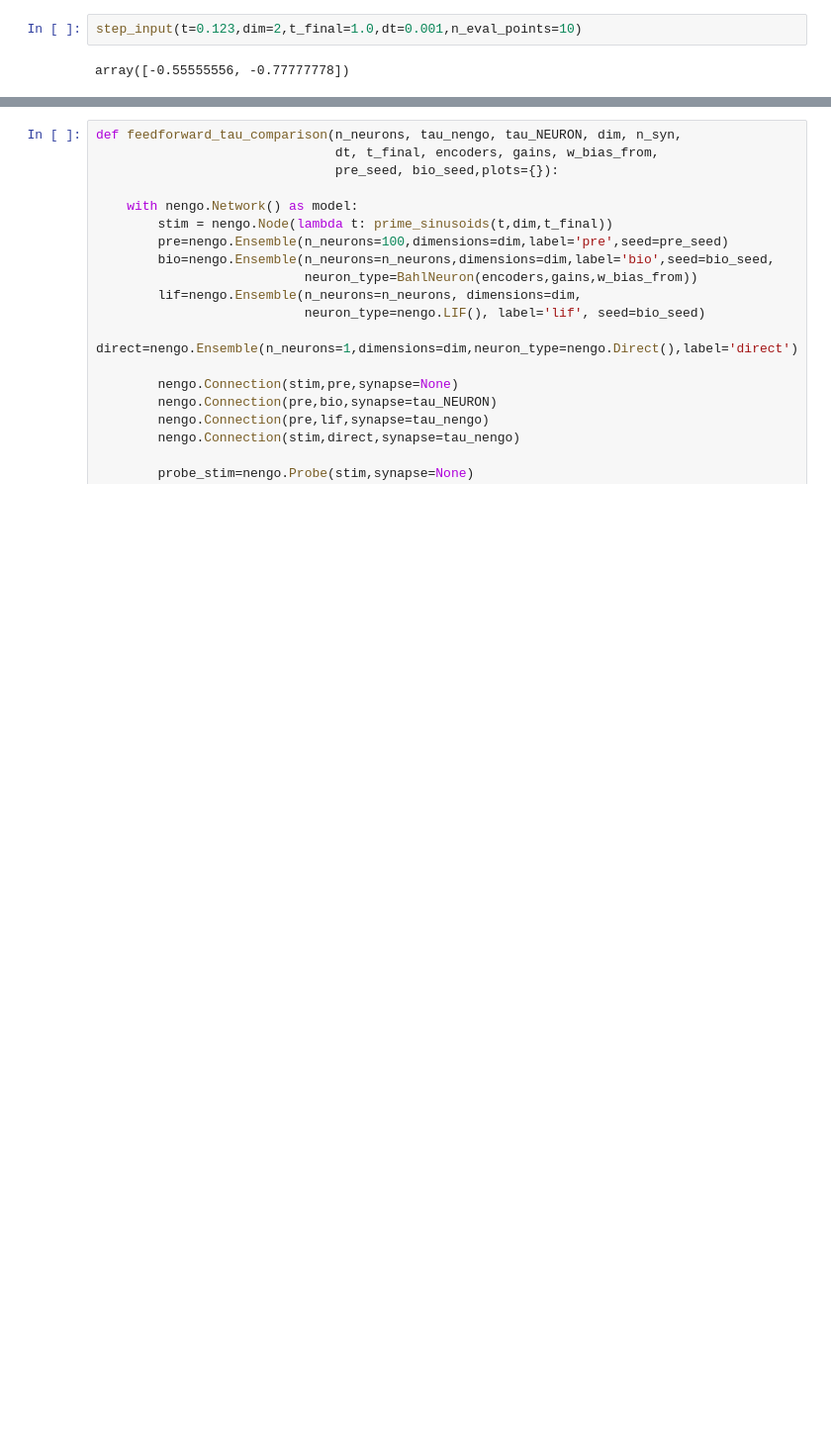
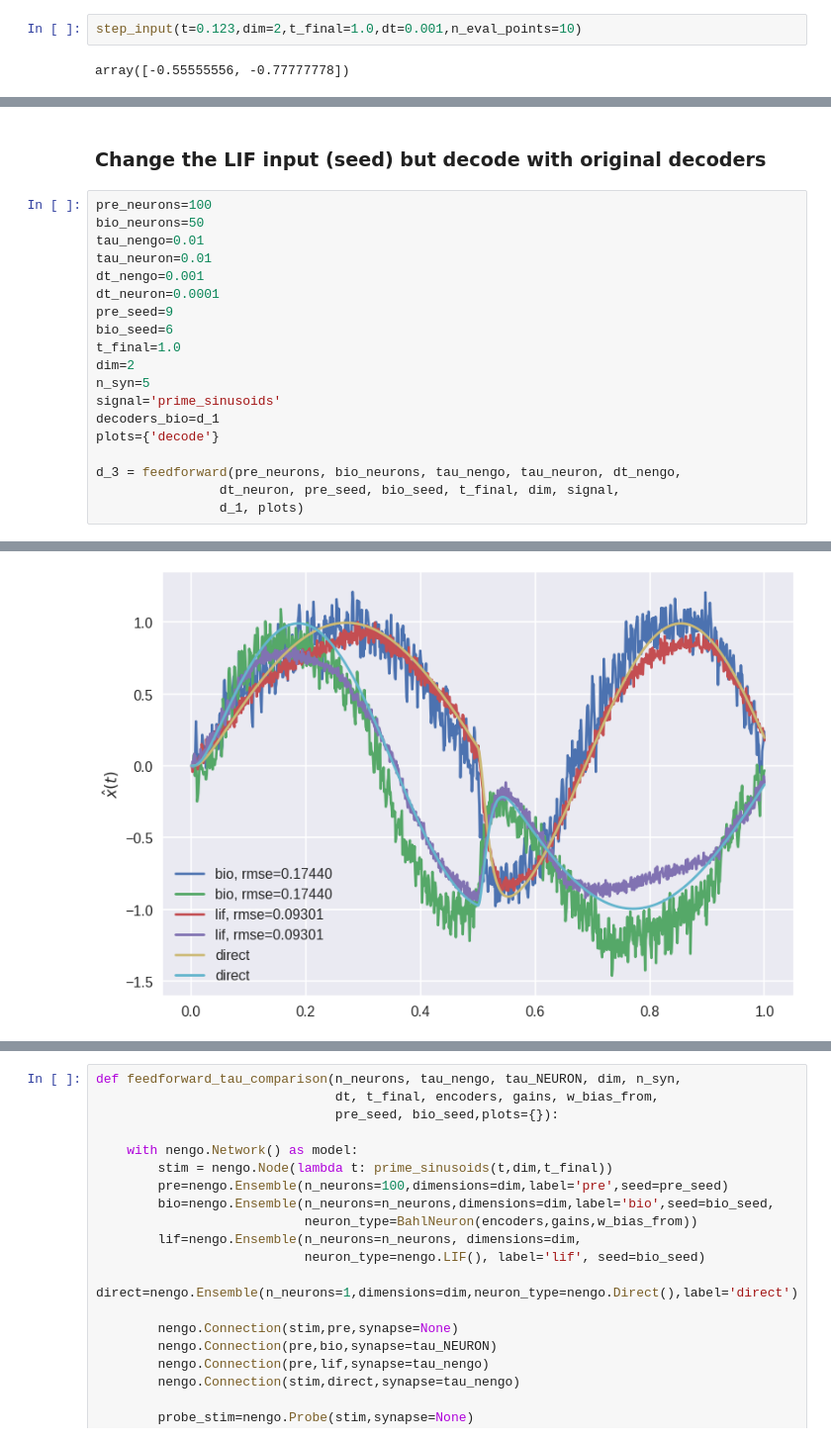
Before and after one commit to psipeter/bioneuron_oracle, a Jupyter notebook: bioneuron_oracle.ipynb, the cells around one changed output, grey strips where cells are left out. Shown at 99% size. Cells and saved outputs as stored; diff of their text form; blank space fills up the shorter version.

```diff
--- a/bioneuron_oracle.ipynb
+++ b/bioneuron_oracle.ipynb
@@ -949,0 +638,22 @@ We want to make sure that (a) spikes are successfully delivered using the above
+# %% [markdown]
+### Change the LIF input (seed) but decode with original decoders
+# %%
+pre_neurons=100
+bio_neurons=50
+tau_nengo=0.01
+tau_neuron=0.01
+dt_nengo=0.001
+dt_neuron=0.0001
+pre_seed=9
+bio_seed=6
+t_final=1.0
+dim=2
+n_syn=5
+signal='prime_sinusoids'
+decoders_bio=d_1
+plots={'decode'}
+
+d_3 = feedforward(pre_neurons, bio_neurons, tau_nengo, tau_neuron, dt_nengo,
+                dt_neuron, pre_seed, bio_seed, t_final, dim, signal,
+                d_1, plots)
+# %% [output]
@@ -949,0 +664 @@ We want to make sure that (a) spikes are successfully delivered using the above
+[figure, added]
```
Also changed, not shown: parts of 72 cells of this notebook.
